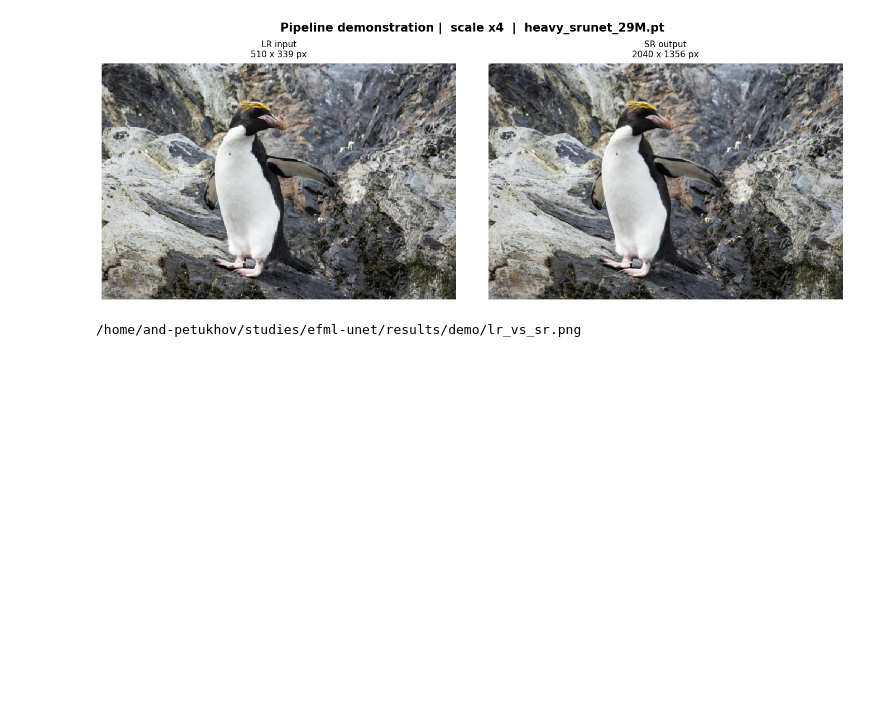
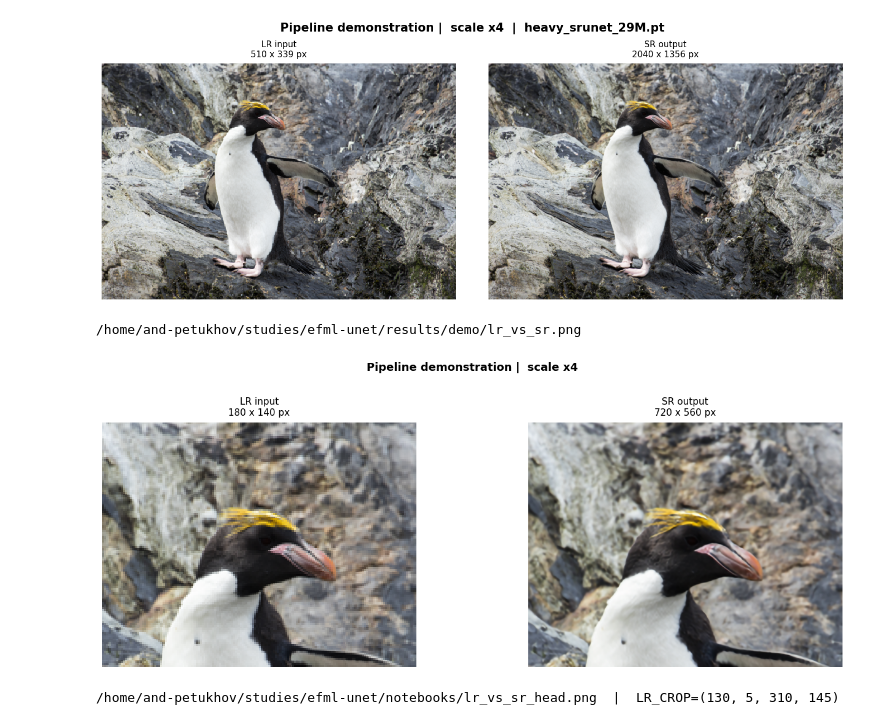
Before and after one commit to aapetukhov/efml-unet, a Jupyter notebook: notebooks/demo.ipynb, the cells around one changed output. Drawn from its saved outputs; the diff is of its cells as text; code cells hidden in the pictures; blank space fills up the shorter version.

Commit message:
update demo notebook, add penguin head picture

```diff
--- a/notebooks/demo.ipynb
+++ b/notebooks/demo.ipynb
@@ -171,3 +171,36 @@ print(f'{out_path}')
 # %% [output]
 [figure]
 /home/and-petukhov/studies/efml-unet/results/demo/lr_vs_sr.png
+# %%
+LR_CROP = (130, 5, 310, 145)
+SR_CROP = tuple(c * INFER_SCALE for c in LR_CROP)
+
+lr_head = lr_small.crop(LR_CROP)
+sr_head = sr_img.crop(SR_CROP)
+
+fig, axes = plt.subplots(1, 2, figsize=(14, 5))
+fig.suptitle(
+    f'Pipeline demonstration |  scale x{INFER_SCALE}',
+    fontsize=13,
+    fontweight='bold',
+    y=1.02
+)
+
+panels = [
+    (lr_head, f'LR input\n{lr_head.width} x {lr_head.height} px', 'nearest'),
+    (sr_head, f'SR output\n{sr_head.width} x {sr_head.height} px', 'bilinear'),
+]
+
+for ax, (img, title, interp) in zip(axes, panels):
+    ax.imshow(img, interpolation=interp)
+    ax.set_title(title, fontsize=11, pad=8)
+    ax.axis('off')
+
+plt.tight_layout()
+out_path = PROJECT_ROOT / 'notebooks' / 'lr_vs_sr_head.png'
+plt.savefig(out_path, dpi=150, bbox_inches='tight')
+plt.show()
+print(f'{out_path}  |  LR_CROP={LR_CROP}')
+# %% [output]
+[figure, added]
+/home/and-petukhov/studies/efml-unet/notebooks/lr_vs_sr_head.png  |  LR_CROP=(130, 5, 310, 145)
```
Also changed, not shown: parts of 1 cell of this notebook, 1 other file.
